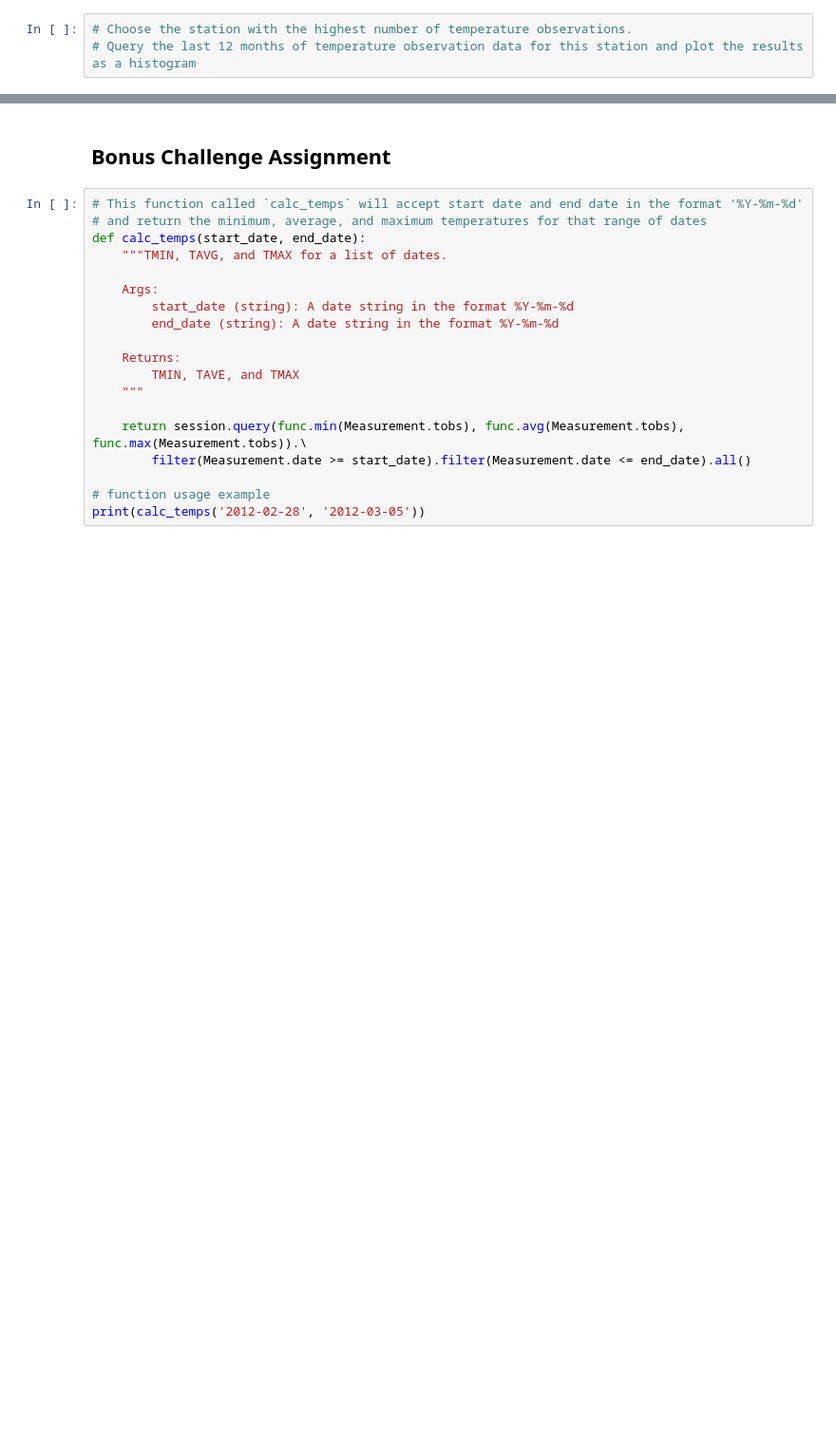
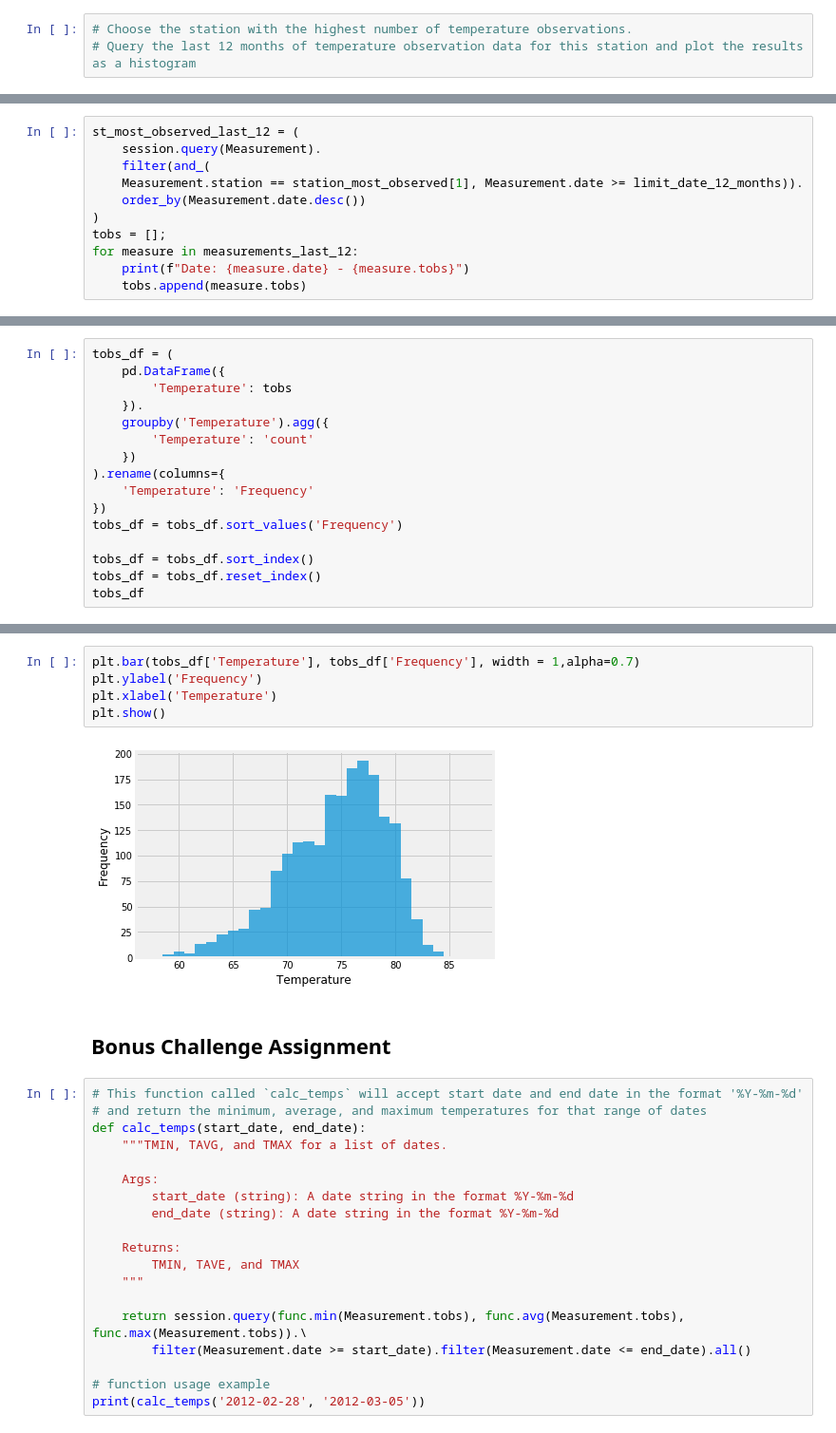
Before and after one commit to Gugunner/sqlalchemy-challenge, a Jupyter notebook: climate_starter.ipynb, the cells around one changed output, grey strips where cells are left out. Shown: that part at 95% size. Drawn from its saved outputs; the diff is of its cells as text; blank space fills up the shorter version.

```diff
--- a/climate_starter.ipynb
+++ b/climate_starter.ipynb
@@ -57,0 +339,11 @@ engine = create_engine("sqlite:///Resources/hawaii.sqlite")
+# %%
+st_most_observed_last_12 = (
+    session.query(Measurement).
+    filter(and_(
+    Measurement.station == station_most_observed[1], Measurement.date >= limit_date_12_months)).
+    order_by(Measurement.date.desc())
+)
+tobs = [];
+for measure in measurements_last_12:
+    print(f"Date: {measure.date} - {measure.tobs}")
+    tobs.append(measure.tobs)
@@ -57,0 +368,16 @@ engine = create_engine("sqlite:///Resources/hawaii.sqlite")
+# %%
+tobs_df = (
+    pd.DataFrame({
+        'Temperature': tobs
+    }).
+    groupby('Temperature').agg({
+        'Temperature': 'count'
+    })
+).rename(columns={
+    'Temperature': 'Frequency'
+})
+tobs_df = tobs_df.sort_values('Frequency')
+
+tobs_df = tobs_df.sort_index()
+tobs_df = tobs_df.reset_index()
+tobs_df
@@ -58,3 +402,10 @@ engine = create_engine("sqlite:///Resources/hawaii.sqlite")
+# %%
+plt.bar(tobs_df['Temperature'], tobs_df['Frequency'], width = 1,alpha=0.7)
+plt.ylabel('Frequency')
+plt.xlabel('Temperature')
+plt.show()
+# %% [output]
+[figure, added]
 # %% [markdown]
 ## Bonus Challenge Assignment
 # %%
```
Also changed, not shown: parts of 32 cells of this notebook.
